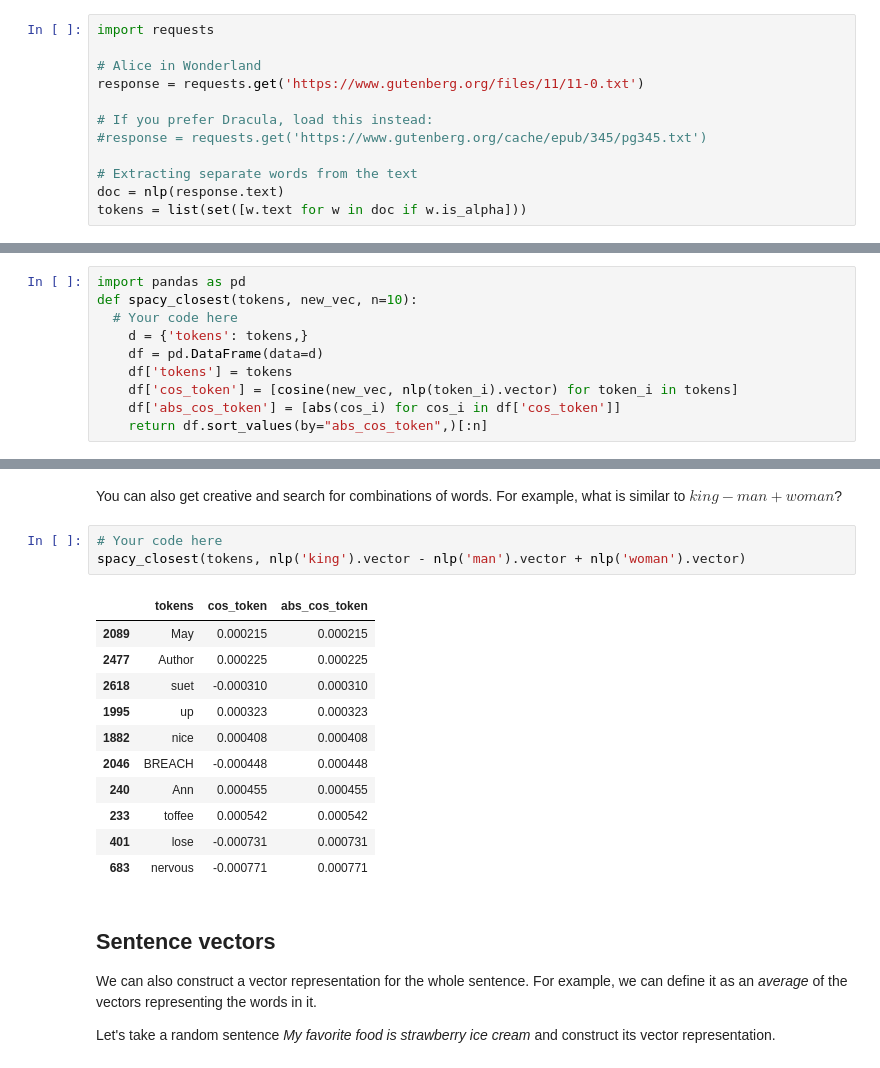
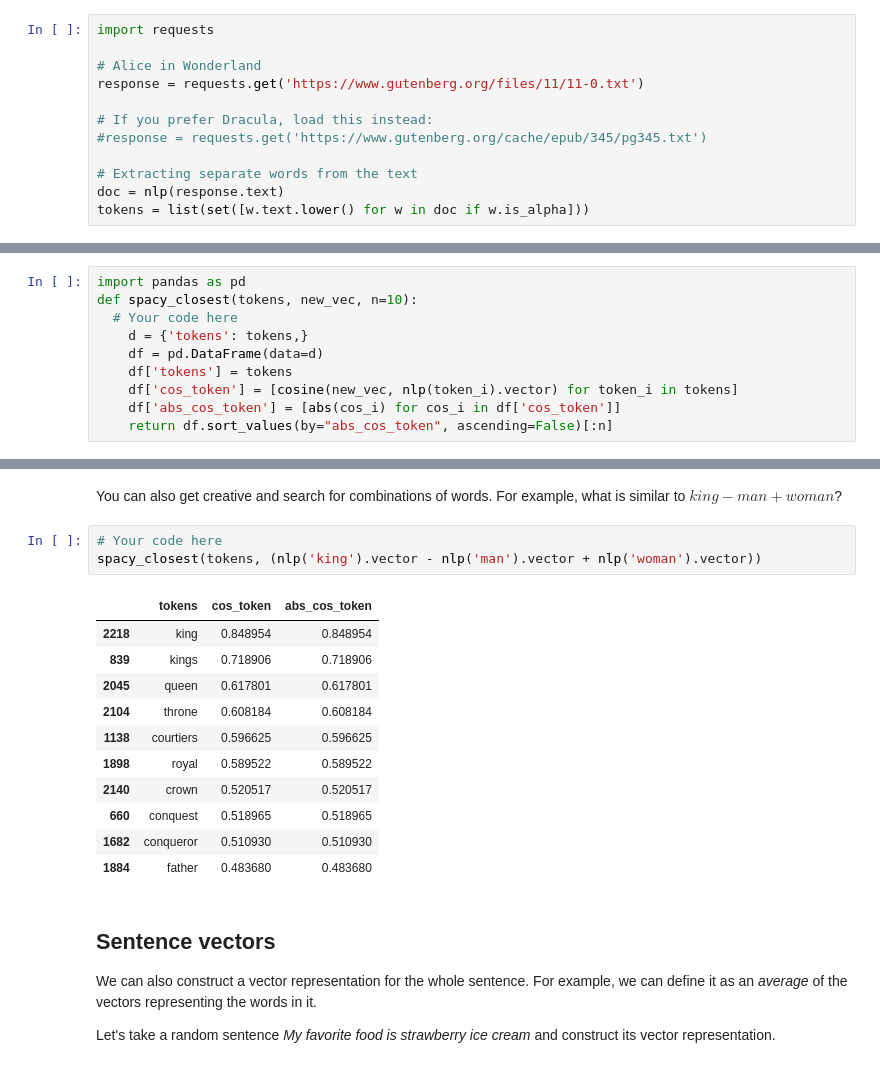
Before and after one commit to superkisa/MaGaML, a Jupyter notebook: MathRefresher/sem_Words.ipynb, the cells around one changed output, grey strips where cells are left out. Saved outputs shown, nothing was run; the diff lists cells and outputs as text.

```diff
--- a/MathRefresher/sem_Words.ipynb
+++ b/MathRefresher/sem_Words.ipynb
@@ -112,7 +112,7 @@ response = requests.get('https://www.gutenberg.org/files/11/11-0.txt')
 
 # Extracting separate words from the text
 doc = nlp(response.text)
-tokens = list(set([w.text for w in doc if w.is_alpha]))
+tokens = list(set([w.text.lower() for w in doc if w.is_alpha]))
 # %% [markdown]
 Check out the content of $\texttt{tokens}$ now.
 # %%
@@ -146,7 +130,7 @@ def spacy_closest(tokens, new_vec, n=10):
     df['tokens'] = tokens
     df['cos_token'] = [cosine(new_vec, nlp(token_i).vector) for token_i in tokens]
     df['abs_cos_token'] = [abs(cos_i) for cos_i in df['cos_token']]
-    return df.sort_values(by="abs_cos_token",)[:n]
+    return df.sort_values(by="abs_cos_token", ascending=False)[:n]
 # %% [markdown]
 Try to find words similar to some random words, e.g. $good$.
 # %%
@@ -167,19 +151,19 @@ spacy_closest(tokens, nlp('good').vector)
 You can also get creative and search for combinations of words. For example, what is similar to $king - man + woman$?
 # %%
 # Your code here
-spacy_closest(tokens, nlp('king').vector - nlp('man').vector + nlp('woman').vector)
+spacy_closest(tokens, (nlp('king').vector - nlp('man').vector + nlp('woman').vector))
 # %% [output]
 |  | tokens | cos_token | abs_cos_token |
-| 2089 | May | 0.000215 | 0.000215 |
-| 2477 | Author | 0.000225 | 0.000225 |
-| 2618 | suet | -0.000310 | 0.000310 |
-| 1995 | up | 0.000323 | 0.000323 |
-| 1882 | nice | 0.000408 | 0.000408 |
-| 2046 | BREACH | -0.000448 | 0.000448 |
-| 240 | Ann | 0.000455 | 0.000455 |
-| 233 | toffee | 0.000542 | 0.000542 |
-| 401 | lose | -0.000731 | 0.000731 |
-| 683 | nervous | -0.000771 | 0.000771 |
+| 2218 | king | 0.848954 | 0.848954 |
+| 839 | kings | 0.718906 | 0.718906 |
+| 2045 | queen | 0.617801 | 0.617801 |
+| 2104 | throne | 0.608184 | 0.608184 |
+| 1138 | courtiers | 0.596625 | 0.596625 |
+| 1898 | royal | 0.589522 | 0.589522 |
+| 2140 | crown | 0.520517 | 0.520517 |
+| 660 | conquest | 0.518965 | 0.518965 |
+| 1682 | conqueror | 0.510930 | 0.510930 |
+| 1884 | father | 0.483680 | 0.483680 |
 # %% [markdown]
 ## **Sentence vectors**
 
```
Also changed, not shown: parts of 4 cells of this notebook.
